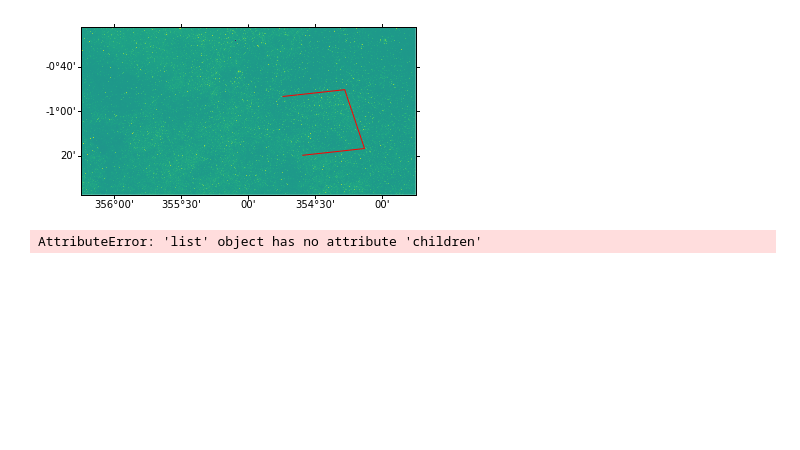
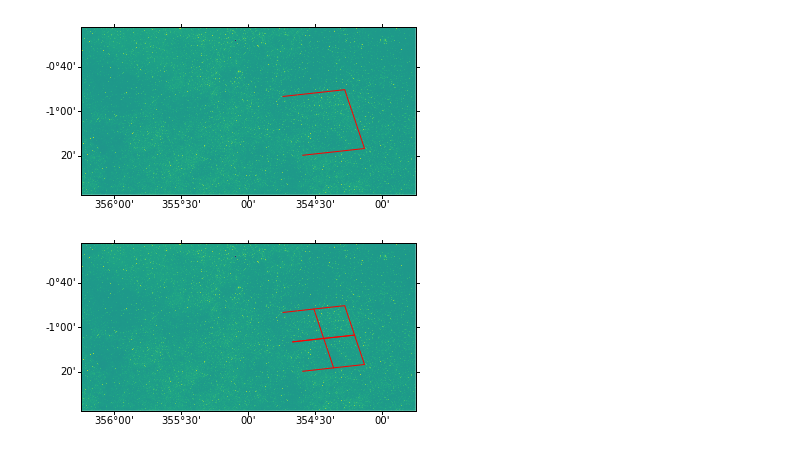
Before and after one commit to adl1995/HIPS-to-Py, a Jupyter notebook: examples/Tile distortion issue - Fix.ipynb, the cells around one changed output. Saved outputs shown, nothing was run; the diff lists cells and outputs as text; code cells hidden in the pictures; blank space fills up the shorter version.

```diff
--- a/examples/Tile distortion issue - Fix.ipynb
+++ b/examples/Tile distortion issue - Fix.ipynb
@@ -109,9 +109,8 @@ painter.plot_mpl_hips_tile_grid()
 # %% [output]
 [figure]
 # %%
-print(painter)
-painter._tiles = painter.tiles.children
+painter._tiles = painter.tiles[0].children
 painter.draw_tiles()
 painter.plot_mpl_hips_tile_grid()
 # %% [output]
-AttributeError: 'list' object has no attribute 'children'
+[figure, added]
```
